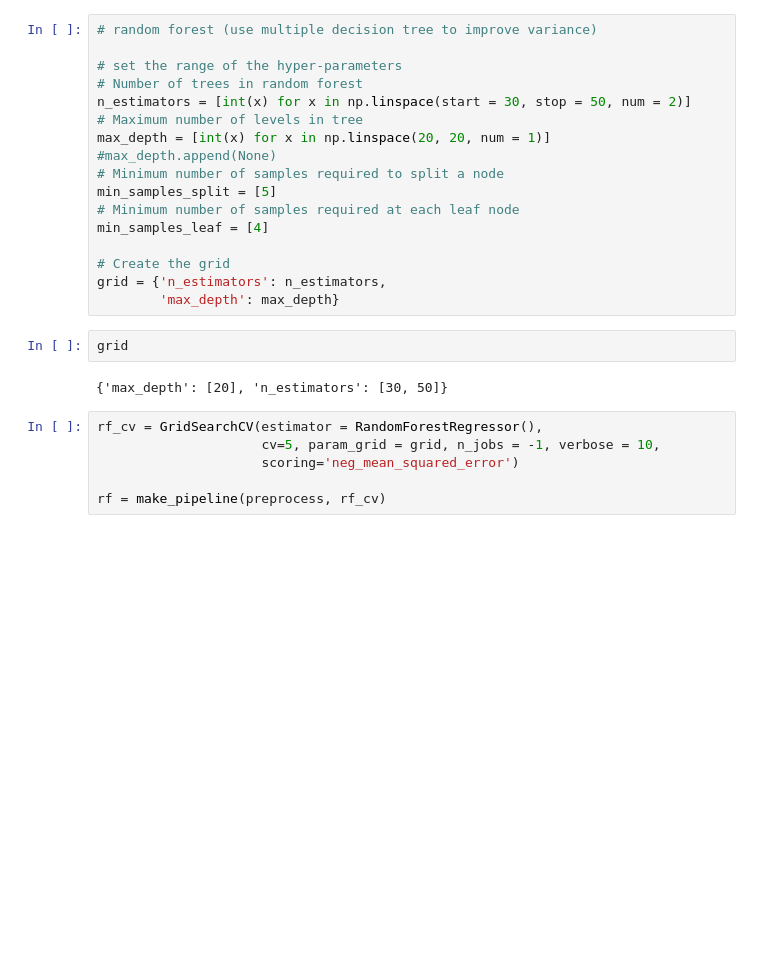
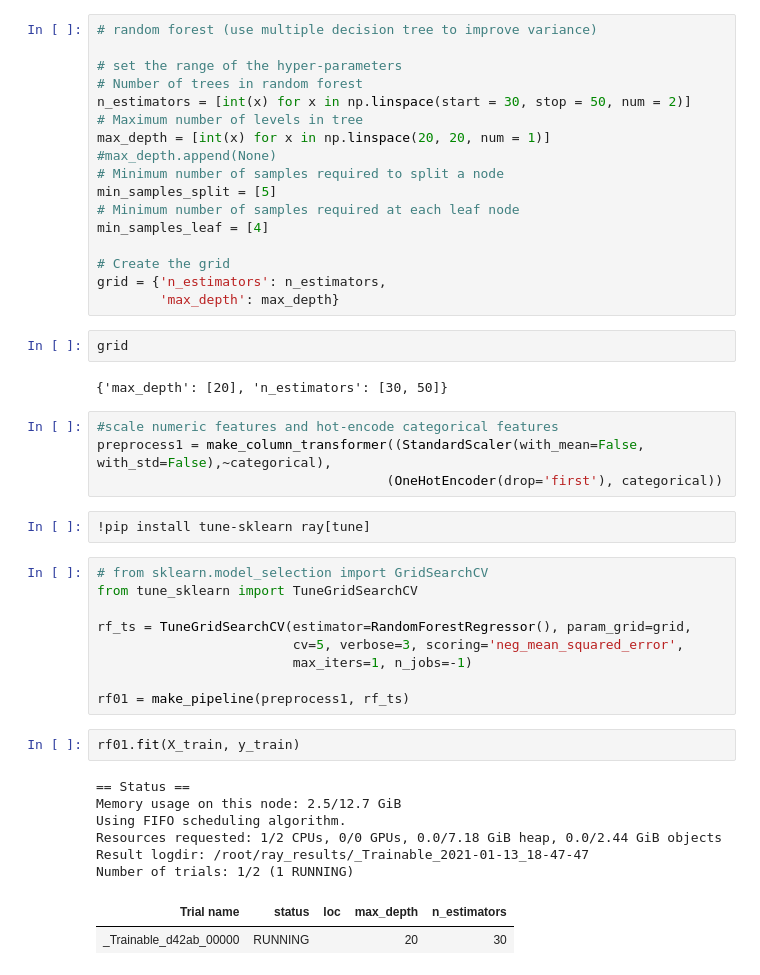
Before and after one commit to chablis8/Projects, a Jupyter notebook: Salary_Prediction_01.ipynb, the cells around one changed output. Drawn from its saved outputs; the diff is of its cells as text; blank space fills up the shorter version.

```diff
--- a/Salary_Prediction_01.ipynb
+++ b/Salary_Prediction_01.ipynb
@@ -398,9 +398,29 @@ grid = {'n_estimators': n_estimators,
 grid
 # %% [output]
 {'max_depth': [20], 'n_estimators': [30, 50]}
-# %%
-rf_cv = GridSearchCV(estimator = RandomForestRegressor(),
-                     cv=5, param_grid = grid, n_jobs = -1, verbose = 10,
-                     scoring='neg_mean_squared_error')
-
-rf = make_pipeline(preprocess, rf_cv)
+# %%
+#scale numeric features and hot-encode categorical features
+preprocess1 = make_column_transformer((StandardScaler(with_mean=False, with_std=False),~categorical),
+                                     (OneHotEncoder(drop='first'), categorical))
+# %%
+!pip install tune-sklearn ray[tune]
+# %%
+# from sklearn.model_selection import GridSearchCV
+from tune_sklearn import TuneGridSearchCV
+
+rf_ts = TuneGridSearchCV(estimator=RandomForestRegressor(), param_grid=grid,
+                         cv=5, verbose=3, scoring='neg_mean_squared_error',
+                         max_iters=1, n_jobs=-1)
+
+rf01 = make_pipeline(preprocess1, rf_ts)
+# %%
+rf01.fit(X_train, y_train)
+# %% [output]
+== Status ==
+Memory usage on this node: 2.5/12.7 GiB
+Using FIFO scheduling algorithm.
+Resources requested: 1/2 CPUs, 0/0 GPUs, 0.0/7.18 GiB heap, 0.0/2.44 GiB objects
+Result logdir: /root/ray_results/_Trainable_2021-01-13_18-47-47
+Number of trials: 1/2 (1 RUNNING)
+| Trial name | status | loc | max_depth | n_estimators |
+| _Trainable_d42ab_00000 | RUNNING |  | 20 | 30 |
```
